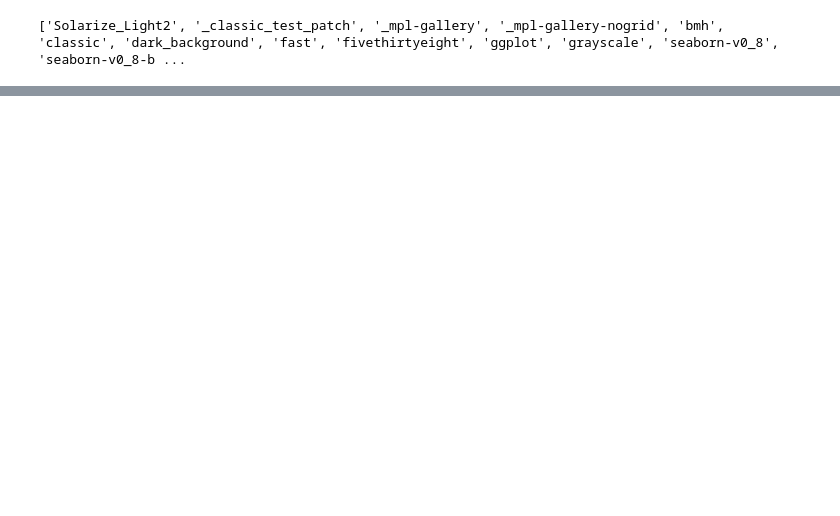
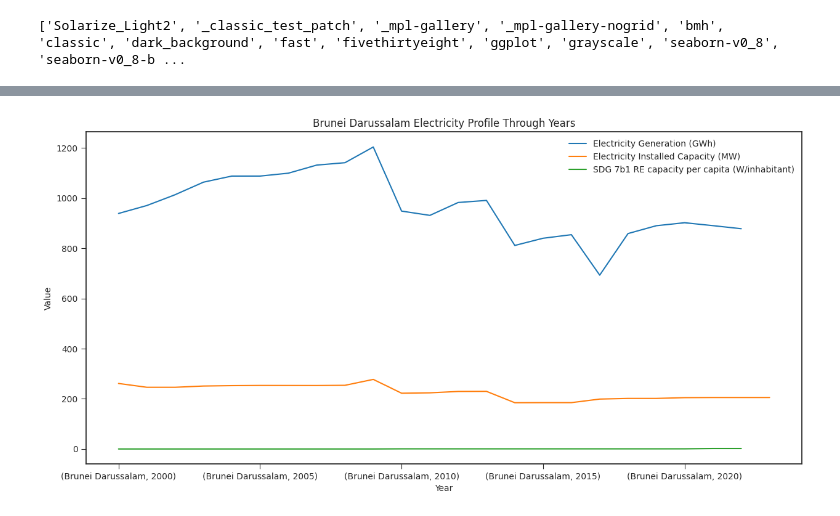
Before and after one commit to KMariatunnikmah/Renewables, a Jupyter notebook: southeast-asia-electricity-profile.ipynb, the cells around one changed output, grey strips where cells are left out. Saved outputs shown, nothing was run; the diff lists cells and outputs as text; code cells hidden in the pictures; blank space fills up the shorter version.

```diff
--- a/southeast-asia-electricity-profile.ipynb
+++ b/southeast-asia-electricity-profile.ipynb
@@ -267,0 +285,3 @@ plt.style.use('grayscale')
+# %%
+df4 = df.groupby(['Country', 'Year']).mean(['Country', 'Year'])
+df4.drop(columns = ['M49 code', 'Heat Generation (TJ)'])
@@ -267,0 +303,3 @@ plt.style.use('grayscale')
+# %%
+brunei_profile_df = df4.filter(like = 'Brunei Darussalam', axis = 0).drop(columns = ['M49 code', 'Heat Generation (TJ)', 'Off-grid Biogas for Cooking (1,000 inhabitants)', 'Off-grid Biogas Production (1,000 m3)', 'Off-grid Electricity Access (1,000 inhabitants)', 'Public Flows (2021 USD M)', 'SDG 7a1 Intl. Public Flows (2021 USD M)'])
+brunei_profile_df
@@ -267,0 +325,5 @@ plt.style.use('grayscale')
+# %%
+brunei_profile_df.plot(kind = 'line', title = 'Brunei Darussalam Electricity Profile Through Years', xlabel = 'Year', ylabel = 'Value', figsize = (15,7))
+plt.style.use = 'bmh'
+# %% [output]
+[figure, added]
```
Also changed, not shown: parts of 22 cells of this notebook.
